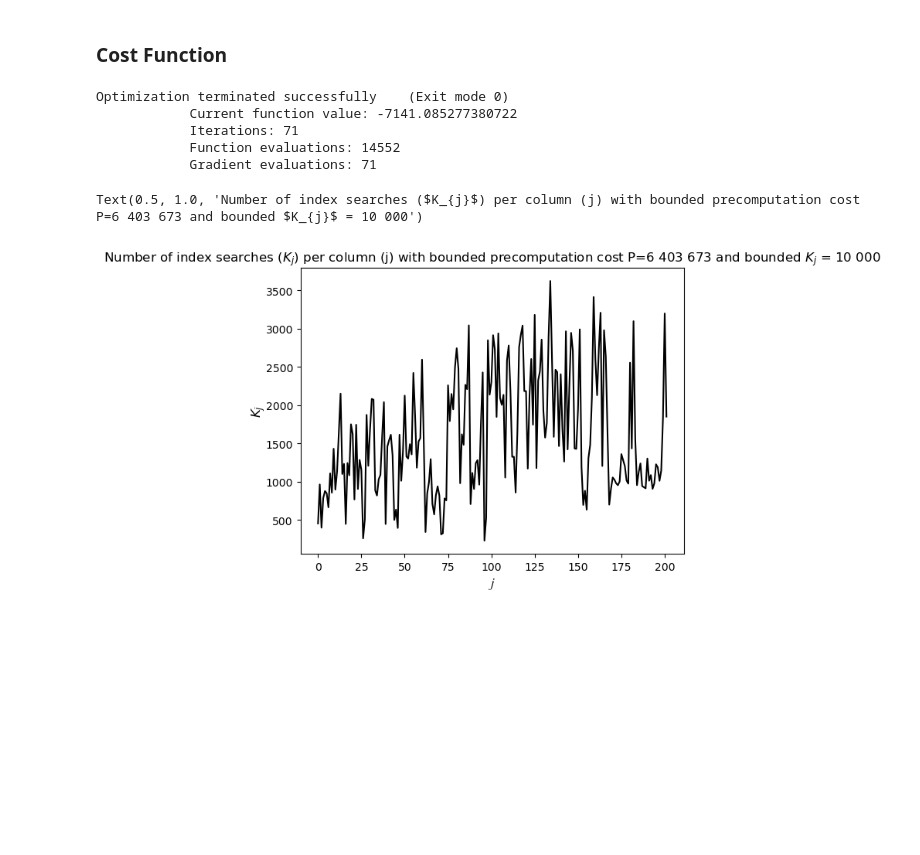
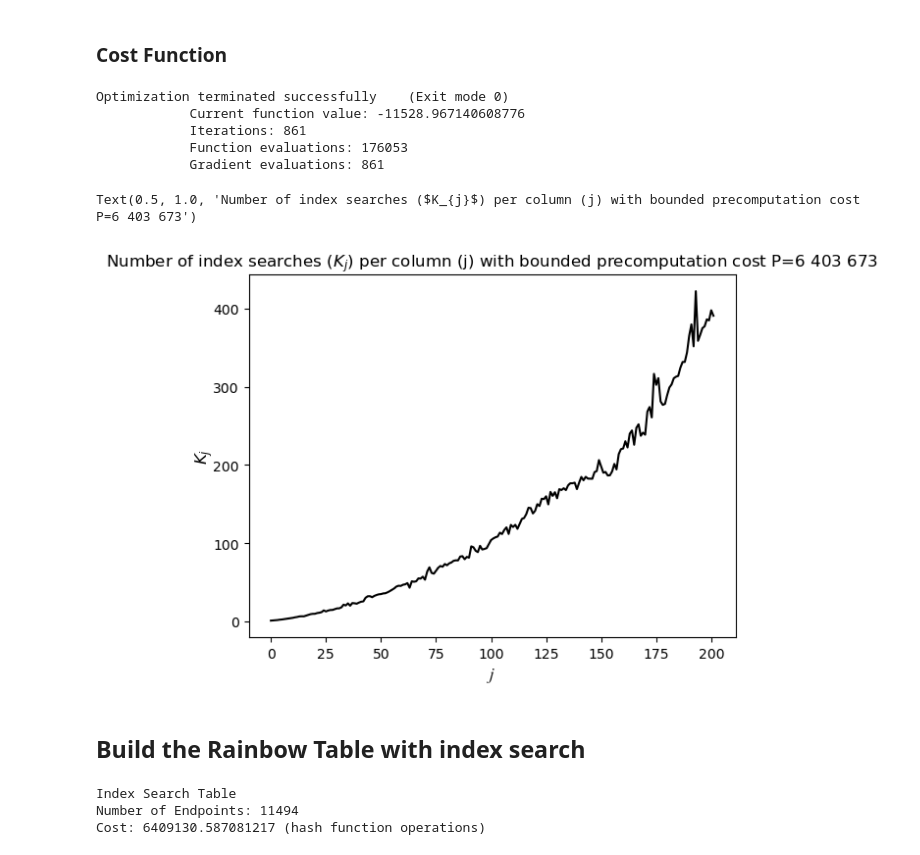
Before and after one commit to mahfuzahf/cherry-picking-reduction-functions, a Jupyter notebook: bounding_parameters.ipynb, the cells around one changed output. Cells and saved outputs as stored; diff of their text form; code cells hidden in the pictures; blank space fills up the shorter version.

Commit message:
created own version of rainbow table

```diff
--- a/bounding_parameters.ipynb
+++ b/bounding_parameters.ipynb
@@ -89,7 +91,7 @@ def m_t(inputs):
 # Define bounds and constraints
 # bounds for decision variable - kj for each column
     # lower bound is at least 1, upper bound set to 10 000
-bounds = Bounds([1 for i in range(t+1)], [max_kj_value for i in range(t+1)]) # m_0 >= 1 and each K_j <= max_kj_value
+bounds = Bounds([1 for i in range(t+1)], [float("inf") for i in range(t+1)]) # m_0 >= 1 and each K_j <= max_kj_value
 # bounds = Bounds([1 for i in range(t+1)], [float("inf") for j in range(t+1)])
 constraints = [
     {'type': 'ineq', 'fun': lambda x: max_cost - cost(x)},  # Make sure cost is <= max_cost
@@ -113,18 +115,52 @@ m_0 = round(result.x[0])  # Optimized number of starting points
 K_js = result.x[1:]  # Optimized K_j values for each column
 # %% [output]
 Optimization terminated successfully    (Exit mode 0)
-            Current function value: -7141.085277380722
-            Iterations: 71
-            Function evaluations: 14552
-            Gradient evaluations: 71
+            Current function value: -11528.967140608776
+            Iterations: 861
+            Function evaluations: 176053
+            Gradient evaluations: 861
 # %%
 # plot figure
 fig = plt.figure()
 ax = fig.add_subplot(1,1,1)
 ax.plot(K_js, "k", label = "K")
 ax.set_ylabel(r"$K_{j}$", **{"fontname": "Times New Roman", "style":"italic", "fontsize":12, "labelpad":-2})
 ax.set_xlabel("j", **{"fontname": "Times New Roman", "style":"italic", "fontsize":12})
-ax.set_title("Number of index searches ($K_{j}$) per column (j) with bounded precomputation cost P=6 403 673 and bounded $K_{j}$ = 10 000")
+ax.set_title("Number of index searches ($K_{j}$) per column (j) with bounded precomputation cost P=6 403 673")
 # %% [output]
-Text(0.5, 1.0, 'Number of index searches ($K_{j}$) per column (j) with bounded precomputation cost P=6 403 673 and bounded $K_{j}$ = 10 000')
+Text(0.5, 1.0, 'Number of index searches ($K_{j}$) per column (j) with bounded precomputation cost P=6 403 673')
-[figure, old version]
+[figure, new version]
+# %% [markdown]
+## Build the Rainbow Table with index search
+# %%
+table_optimized = {i:i for i in range(m_0)} # initialize the starting points
+table_optimized_cost = 0 # cost counter
+index_used = {} # placeholder for index used on each column, we need this for the table search
+for j in tqdm(range(t)): # iterate through the chain
+    hashed_table = {} # placeholder for the hash results of current column
+    table_optimized_cost += len(table_optimized) # count the cost
+    for x in table_optimized: # iterate throuch the column elements
+        hashed_table[f.H(x)] = table_optimized[x] # hash the element
+    table_optimized = {} # placeholder for next column
+    tries = 0 # index search tries
+    index = 0 # index to be tried
+    while tries < round(K_js[j]): # try until numbber of index search tries = K_j
+        if index in index_used.values(): #check if index has been used before
+            index += 1 # if yes, try next index
+            continue
+        trial_table = {} # placeholder for current index try
+        for x in hashed_table: # iterate through the current column
+            trial_table [f.murmur3(x, index, 0, t, N)] = hashed_table[x] # reduction function on each element
+            table_optimized_cost += 1/577.44 # count the reduction function cost
+        if len(trial_table) > len(table_optimized): # check if column with current index tries is the longest one
+            table_optimized = trial_table # if yes, set it as the new column
+            index_used[j] = index # save the index too
+        tries += 1 # add the tries count
+        index += 1 # try next index
+print("Index Search Table")
+print(f"Number of Endpoints: {len(table_optimized)}")
+print(f"Cost: {table_optimized_cost} (hash function operations)")
+# %% [output]
+Index Search Table
+Number of Endpoints: 11494
+Cost: 6409130.587081217 (hash function operations)
```
Also changed, not shown: parts of 1 cell of this notebook, 2 other files.
